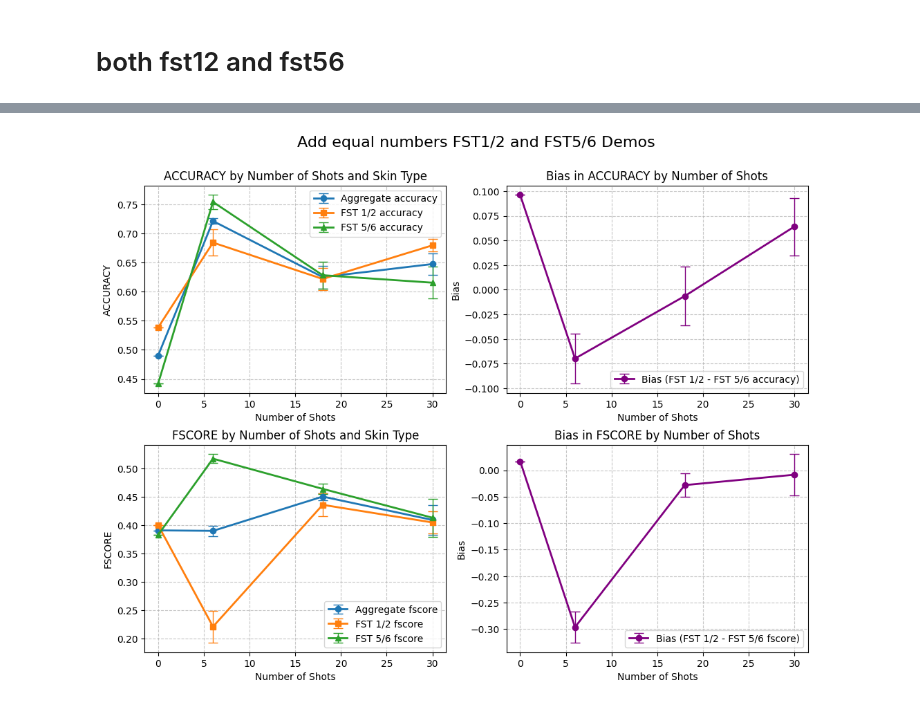
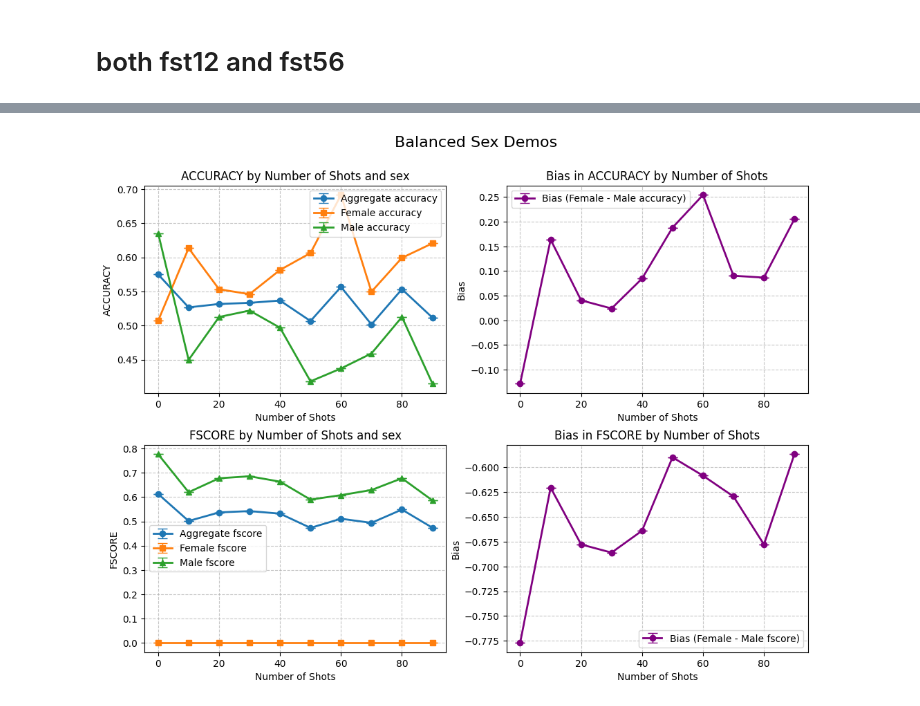
Before and after one commit to sonnetx/biasICL, a Jupyter notebook: chexpert figures.ipynb, the cells around one changed output, grey strips where cells are left out. Drawn from its saved outputs; the diff is of its cells as text; code cells hidden in the pictures.

Commit message:
add plots and base rate

```diff
--- a/chexpert figures.ipynb
+++ b/chexpert figures.ipynb
@@ -111,5 +117,19 @@ def res_to_vec(res):
 
     print(f"In total {num_errors} errors len = {len(labels)}")
     return labels,preds,sex_list
+# %%
+def calculate_avg_prediction(labels, preds):
+    # Convert 'A' to 0 and 'B' to 1
+    label_map = {'A': 0, 'B': 1}
+
+    # Map the labels and predictions to numeric values
+    numeric_preds = [label_map[p] for p in preds]
+    numeric_labels = [label_map[l] for l in labels]
+
+    # Calculate the average of the predictions and labels
+    avg_preds = np.mean(numeric_preds)
+    avg_labels = np.mean(numeric_labels)
+
+    return avg_preds, avg_labels
 # %%
 def calculate_metrics_across_replicates(exp_lists):
@@ -226,7 +266,7 @@ def filter_by_sex(actual, predicted, sex, sex_value):
     filtered_predicted = [p for p, s in zip(predicted, sex) if s == sex_value]
     return filtered_actual, filtered_predicted
 # %%
-def plot_all_experiment_metrics(bulk_metrics, female_metrics, fst56_metrics, shots, title, use_error_bars=False):
+def plot_all_experiment_metrics(bulk_metrics, fst12_metrics, fst56_metrics, shots, title, use_error_bars=False):
     """
     Plot all experiment metrics (accuracy, TPR, F-score) in a single figure with multiple rows
 
@@ -345,10 +385,10 @@ def plot_all_experiment_metrics(bulk_metrics, female_metrics, fst56_metrics, sho
 # %%
 # Parameters for customization
 base_path = "C:/Users/sonne/Downloads"
-rep_folders = ["claude0104", "claude1217", "claude1131"]  # Subfolders for each replicate
-model_name = "claude"  # Model name
+rep_folders = ["baseRate0130"]  # Subfolders for each replicate
+model_name = "Gemini1.5"  # Model name
 numbers = extract_numbers_from_filenames(base_path + "/" + rep_folders[0]) # List of numerical settings
-
+print(numbers)
 # Generate the experiment lists dynamically
 exps_list = [
     [f"{base_path}/{folder}/chexpert_{num}_{model_name}_50.pkl" for num in numbers["male"]]
@@ -356,10 +396,5 @@ exps_list = [
 ]
 
 # Unpacking individual lists for convenience (optional)
-exps_rep_1, exps_rep_2, exps_rep_3 = exps_list
-
-# Output for verification
-print("exps_rep_1:", exps_rep_1)
-print("exps_rep_2:", exps_rep_2)
-print("exps_rep_3:", exps_rep_3)
+print(exps_list)
 # %% [output]
@@ -445,7 +443,9 @@ defaultdict(<class 'list'>, {'fst12': ['0_0_0_0', '3_1_0_0', '9_3_0_0', '15_5_0_
 # %%
 # Generate the experiment lists dynamically
+# numbers = ["0_0", "10_10", "20_20", "30_30", "40_40", "50_50", "60_60", "70_70", "80_80", "90_90"]
+numbers = ["0_300_300_0", "10_290_290_10", "20_280_280_20", "30_270_270_30", "40_260_260_40", "50_250_250_50", "60_240_240_60", "70_230_230_70", "80_220_220_80", "90_210_210_90"]
 exps_list = [
-    [f"{base_path}/{folder}/ddi_{num}_{model_name}_50.pkl" for num in numbers["both"]]
+    [f"{base_path}/{folder}/chexpert_attribute_{num}_{model_name}_50.pkl" for num in numbers]
     for folder in rep_folders
 ]
 # %%
@@ -471,12 +455,11 @@ In total 0 errors len = 104
 # %%
 # Plot with confidence intervals
-shots = extract_shots(numbers["both"])
-shots = [x * 2 for x in shots]
+shots = list(range(0, 100, 10))
 plot_all_experiment_metrics(bulk_metrics, fst12_metrics, fst56_metrics, shots,
-                          "Add equal numbers FST1/2 and FST5/6 Demos",
+                          "Balanced Sex Demos",
                           use_error_bars=True)
 # %% [output]
-[figure, old version]
+[figure, new version]
 # %%
 print(bulk_metrics, fst12_metrics, fst56_metrics)
 # %% [output]
```
Also changed, not shown: parts of 12 cells of this notebook, 10 other files.
